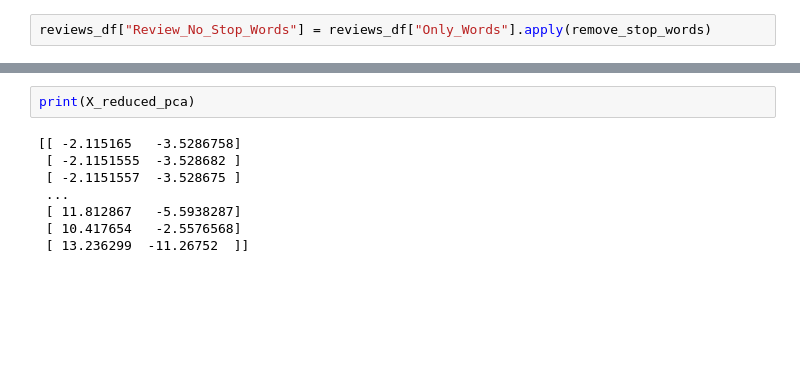
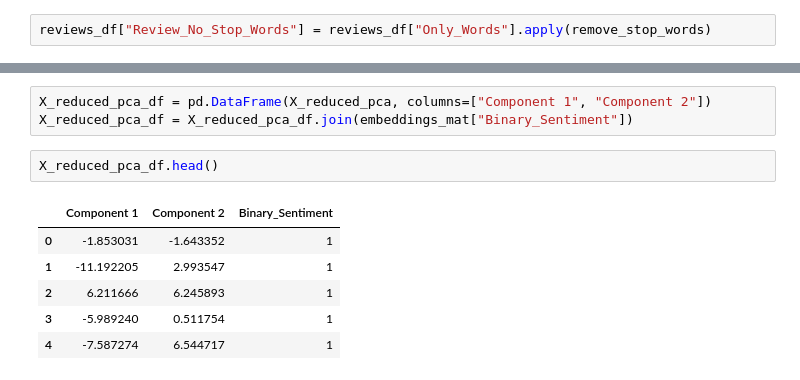
Before and after one commit to tajpatel58/ChatbotReviewer, a Jupyter notebook: Exploration/eda.ipynb, the cells around one changed output, grey strips where cells are left out. Saved outputs shown, nothing was run; the diff lists cells and outputs as text; blank space fills up the shorter version.

```diff
--- a/Exploration/eda.ipynb
+++ b/Exploration/eda.ipynb
@@ -370,11 +363,13 @@ PCA Fitted: 0.055495s
-# %%
-print(X_reduced_pca)
-# %% [output]
-[[ -2.115165   -3.5286758]
- [ -2.1151555  -3.528682 ]
- [ -2.1151557  -3.528675 ]
- ...
- [ 11.812867   -5.5938287]
- [ 10.417654   -2.5576568]
- [ 13.236299  -11.26752  ]]
+# %%
+X_reduced_pca_df = pd.DataFrame(X_reduced_pca, columns=["Component 1", "Component 2"])
+X_reduced_pca_df = X_reduced_pca_df.join(embeddings_mat["Binary_Sentiment"])
+# %%
+X_reduced_pca_df.head()
+# %% [output]
+|  | Component 1 | Component 2 | Binary_Sentiment |
+| 0 | -1.853031 | -1.643352 | 1 |
+| 1 | -11.192205 | 2.993547 | 1 |
+| 2 | 6.211666 | 6.245893 | 1 |
+| 3 | -5.989240 | 0.511754 | 1 |
+| 4 | -7.587274 | 6.544717 | 1 |
 # %%
```
Also changed, not shown: parts of 13 cells of this notebook.
